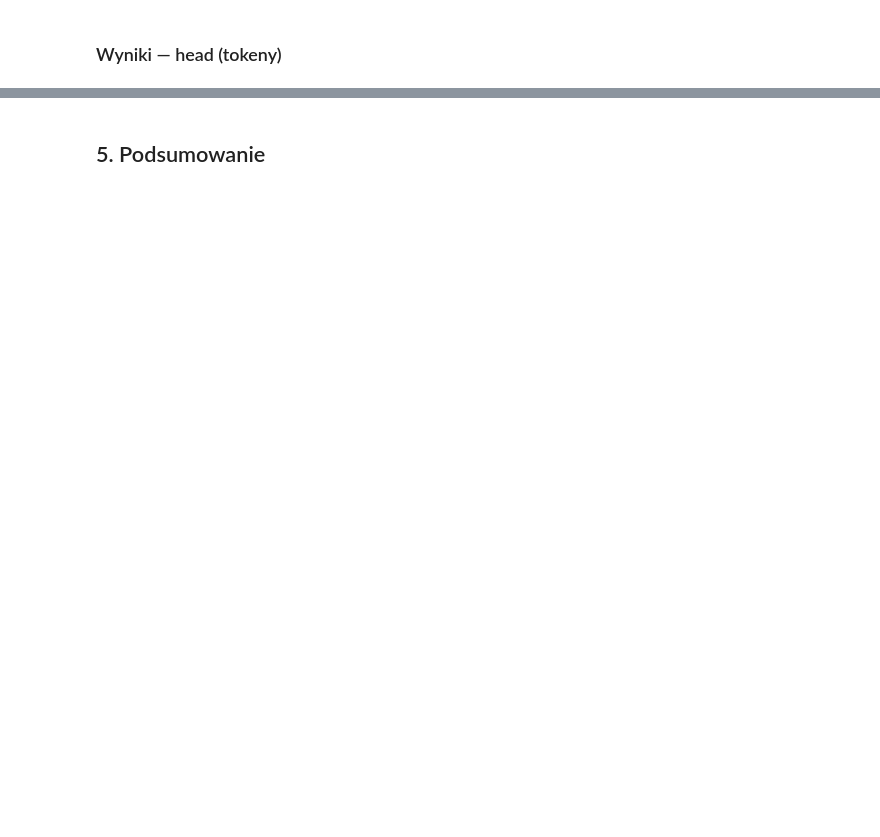
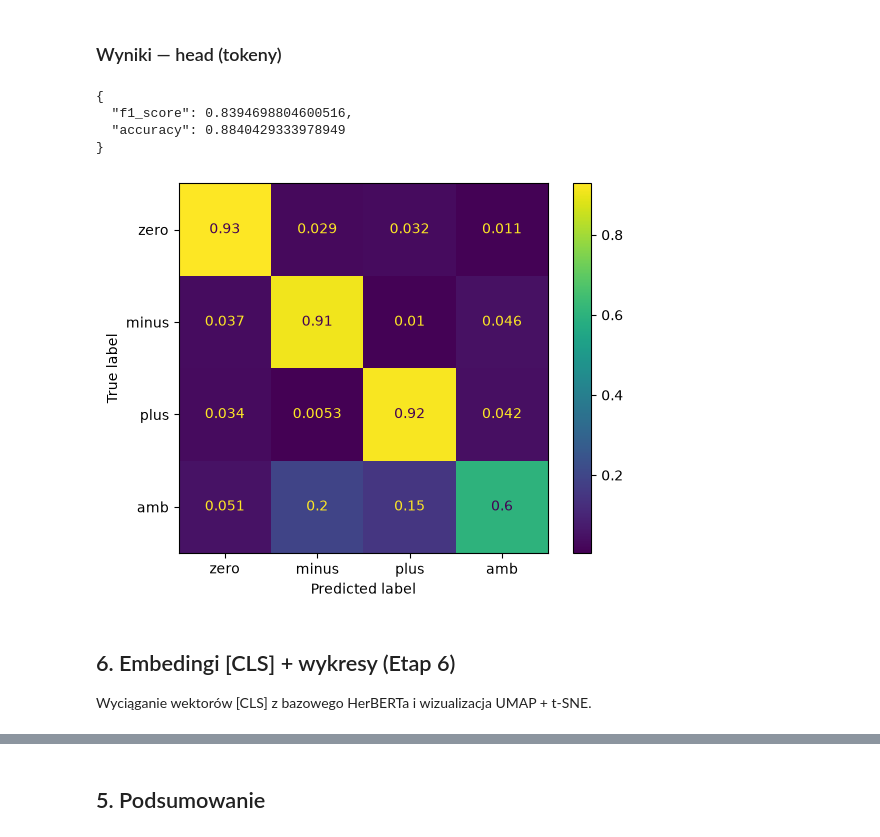
Before and after one commit to mtorzynska/nlp_language_models_lab, a Jupyter notebook: notebooks/colab_training.ipynb, the cells around one changed output, grey strips where cells are left out. Drawn from its saved outputs; the diff is of its cells as text; code cells hidden in the pictures; blank space fills up the shorter version.

Commit message:
Add BERT Etap 6-8: embeddings, augmentation, parametrized training

```diff
--- a/notebooks/colab_training.ipynb
+++ b/notebooks/colab_training.ipynb
@@ -77,4 +201,14 @@ pokaz_wyniki("data/HerbertForTokenClassification/lora")
 # %% [markdown]
 ### Wyniki — head (tokeny)
 # %%
-pokaz_wyniki("data/HerbertForTokenClassification/head")
+show_results("data/HerbertForTokenClassification/head")
+# %% [output]
+{
+  "f1_score": 0.8394698804600516,
+  "accuracy": 0.8840429333978949
+}
+[figure, added]
+# %% [markdown]
+## 6. Embedingi [CLS] + wykresy (Etap 6)
+
+Wyciąganie wektorów [CLS] z bazowego HerBERTa i wizualizacja UMAP + t-SNE.
```
Also changed, not shown: parts of 23 cells of this notebook, 9 other files.
